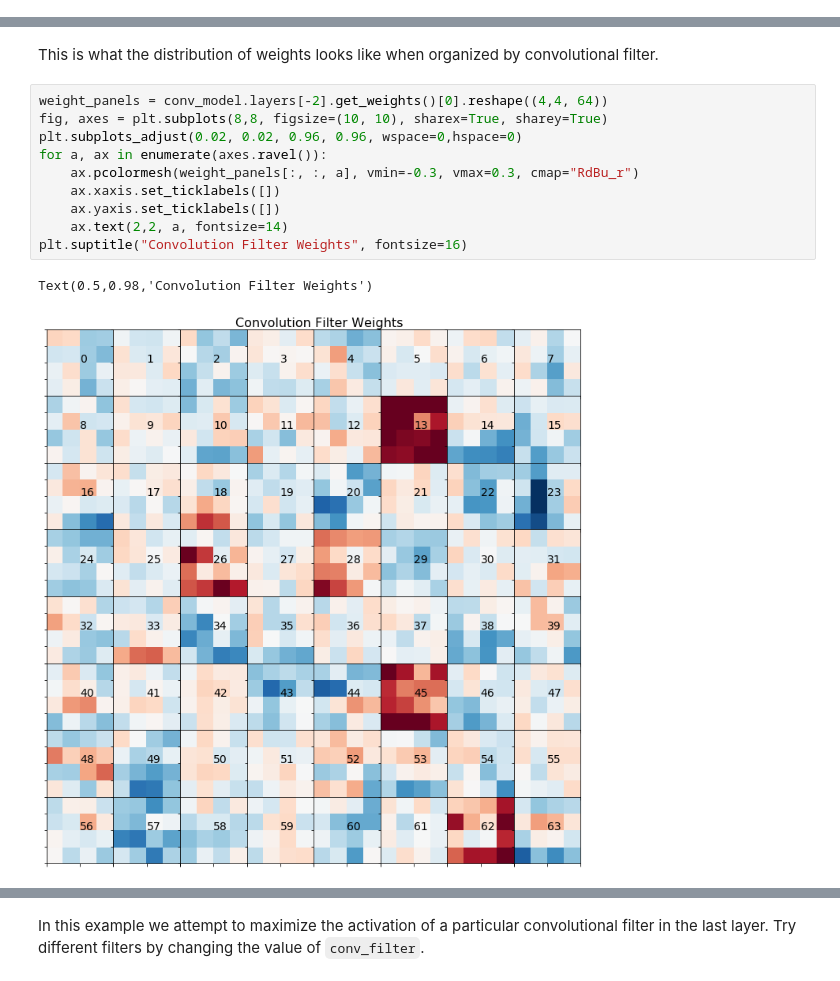
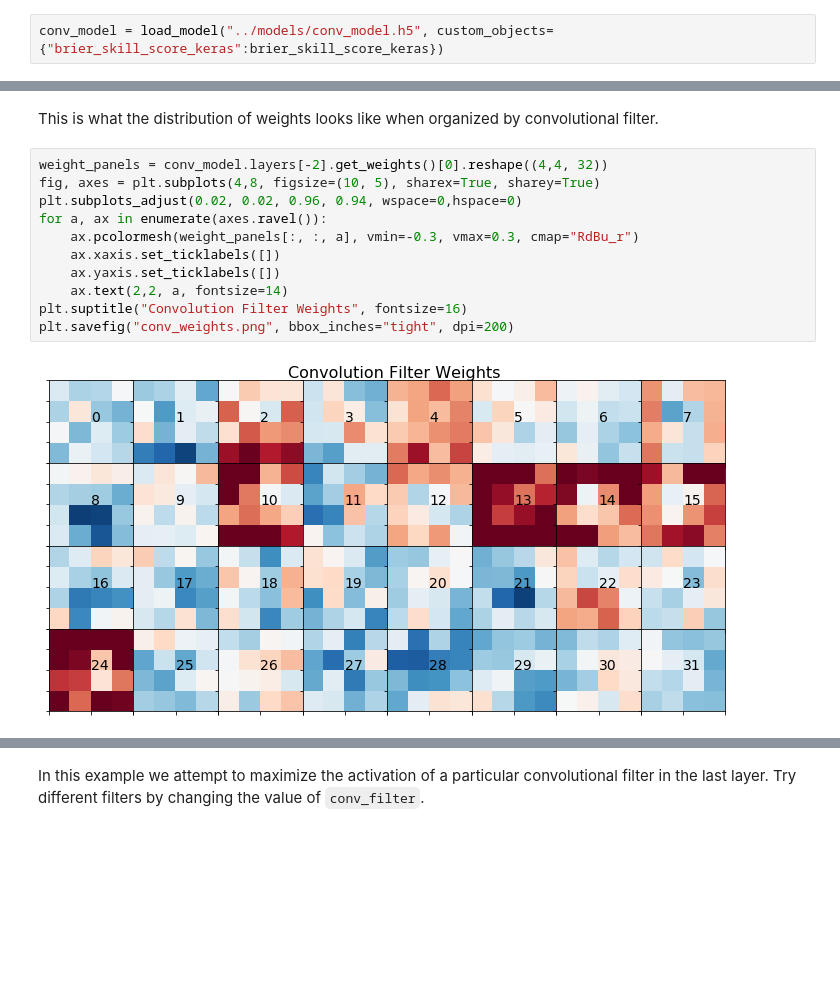
Before and after one commit to djgagne/swirlnet, a Jupyter notebook: notebooks/deep_swirl_tutorial.ipynb, the cells around one changed output, grey strips where cells are left out. Drawn from its saved outputs; the diff is of its cells as text; blank space fills up the shorter version.

```diff
--- a/notebooks/deep_swirl_tutorial.ipynb
+++ b/notebooks/deep_swirl_tutorial.ipynb
@@ -405,6 +412,8 @@ conv_model = Model(conv_net_in, conv_net)
 # Use the Adam optimizer with default parameters
 opt = Adam()
 conv_model.compile(opt, "mse", metrics=[brier_skill_score_keras])
+# %%
+conv_model = load_model("../models/conv_model.h5", custom_objects={"brier_skill_score_keras":brier_skill_score_keras})
 # %%
 conv_model.summary()
 # %% [output]
@@ -666,15 +675,15 @@ Text(0,0.5,'Frequency')
 # %% [markdown]
 This is what the distribution of weights looks like when organized by convolutional filter.
 # %%
-weight_panels = conv_model.layers[-2].get_weights()[0].reshape((4,4, 64))
-fig, axes = plt.subplots(8,8, figsize=(10, 10), sharex=True, sharey=True)
-plt.subplots_adjust(0.02, 0.02, 0.96, 0.96, wspace=0,hspace=0)
+weight_panels = conv_model.layers[-2].get_weights()[0].reshape((4,4, 32))
+fig, axes = plt.subplots(4,8, figsize=(10, 5), sharex=True, sharey=True)
+plt.subplots_adjust(0.02, 0.02, 0.96, 0.94, wspace=0,hspace=0)
 for a, ax in enumerate(axes.ravel()):
     ax.pcolormesh(weight_panels[:, :, a], vmin=-0.3, vmax=0.3, cmap="RdBu_r")
     ax.xaxis.set_ticklabels([])
     ax.yaxis.set_ticklabels([])
     ax.text(2,2, a, fontsize=14)
 plt.suptitle("Convolution Filter Weights", fontsize=16)
+plt.savefig("conv_weights.png", bbox_inches="tight", dpi=200)
 # %% [output]
-Text(0.5,0.98,'Convolution Filter Weights')
-[figure, old version]
+[figure, new version]
```
Also changed, not shown: parts of 16 cells of this notebook.
